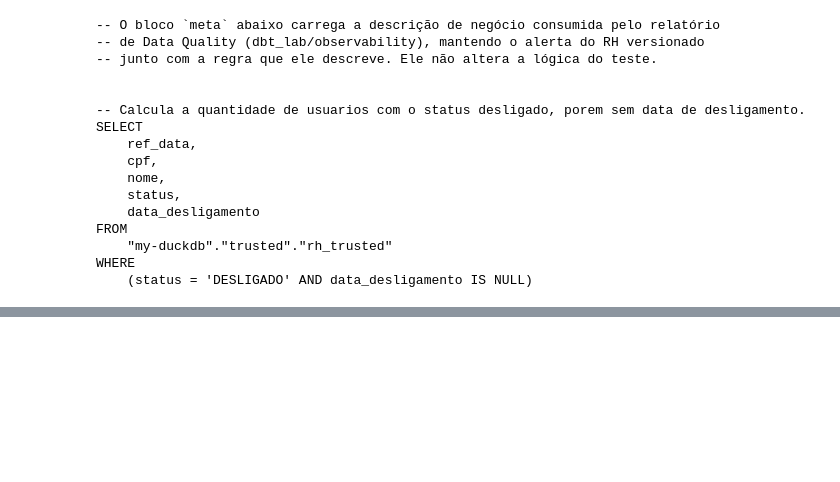
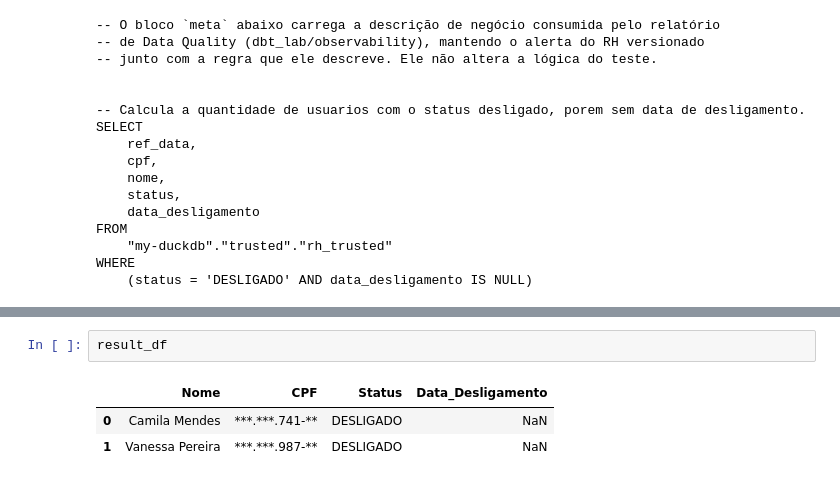
Before and after one commit to FPrangeM/dbt-lab, a Jupyter notebook: lab/t1.ipynb, the cells around one changed output, grey strips where cells are left out. Drawn from its saved outputs; the diff is of its cells as text; blank space fills up the shorter version.

```diff
--- a/lab/t1.ipynb
+++ b/lab/t1.ipynb
@@ -161,0 +402,6 @@ WHERE
+# %%
+result_df
+# %% [output]
+|  | Nome | CPF | Status | Data_Desligamento |
+| 0 | Camila Mendes | ***.***.741-** | DESLIGADO | NaN |
+| 1 | Vanessa Pereira | ***.***.987-** | DESLIGADO | NaN |
```
Also changed, not shown: parts of 17 cells of this notebook, 9 other files.
